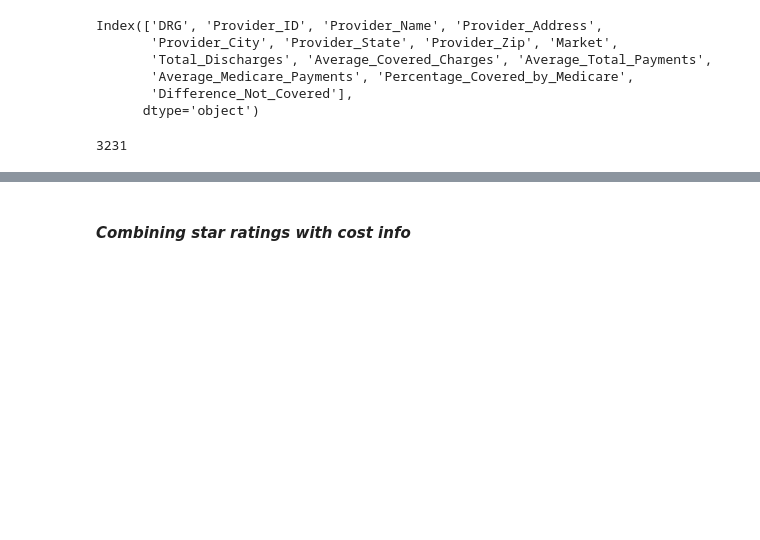
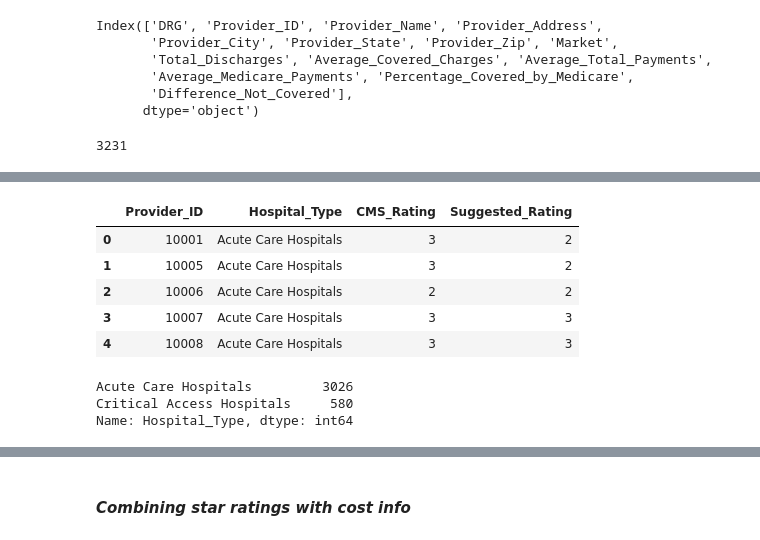
Before and after one commit to carmijh0/Reimplementation_of_2016_CMS_Hospital_Star_Rating_Methodology, a Jupyter notebook: Capstone.ipynb, the cells around one changed output, grey strips where cells are left out. Saved outputs shown, nothing was run; the diff lists cells and outputs as text; code cells hidden in the pictures; blank space fills up the shorter version.

Commit message:
updating measure loads for suggested ratings

```diff
--- a/Capstone.ipynb
+++ b/Capstone.ipynb
@@ -275,0 +282,2 @@ print(len(in_p['Provider_ID'].unique()))
+# %%
+cms_2016_ratings.columns = ['Provider_ID', 'Hospital_Type', 'CMS_Rating']
@@ -275,0 +306,7 @@ print(len(in_p['Provider_ID'].unique()))
+# %%
+#Adding in suggested custom ratings from R
+suggested_ratings = pd.read_csv('../data/R_ratings/suggested_star_ratings.csv')
+# %%
+suggested_ratings.columns = ['Provider_ID', 'Suggested_Rating']
+# %%
+ratings = pd.merge(cms_2016_ratings, suggested_ratings, how='inner', on=['Provider_ID'])
@@ -275,0 +325,15 @@ print(len(in_p['Provider_ID'].unique()))
+# %%
+ratings.head()
+# %% [output]
+|  | Provider_ID | Hospital_Type | CMS_Rating | Suggested_Rating |
+| 0 | 10001 | Acute Care Hospitals | 3 | 2 |
+| 1 | 10005 | Acute Care Hospitals | 3 | 2 |
+| 2 | 10006 | Acute Care Hospitals | 2 | 2 |
+| 3 | 10007 | Acute Care Hospitals | 3 | 3 |
+| 4 | 10008 | Acute Care Hospitals | 3 | 3 |
+# %%
+print(ratings.Hospital_Type.value_counts())
+# %% [output]
+Acute Care Hospitals         3026
+Critical Access Hospitals     580
+Name: Hospital_Type, dtype: int64
```
Also changed, not shown: parts of 20 cells of this notebook, 2 other files.
